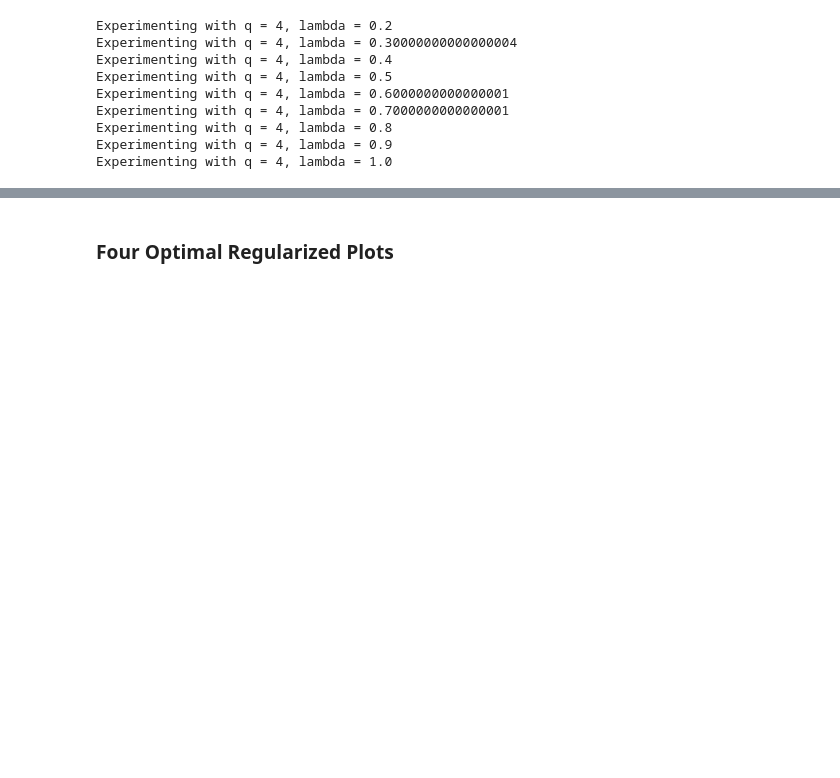
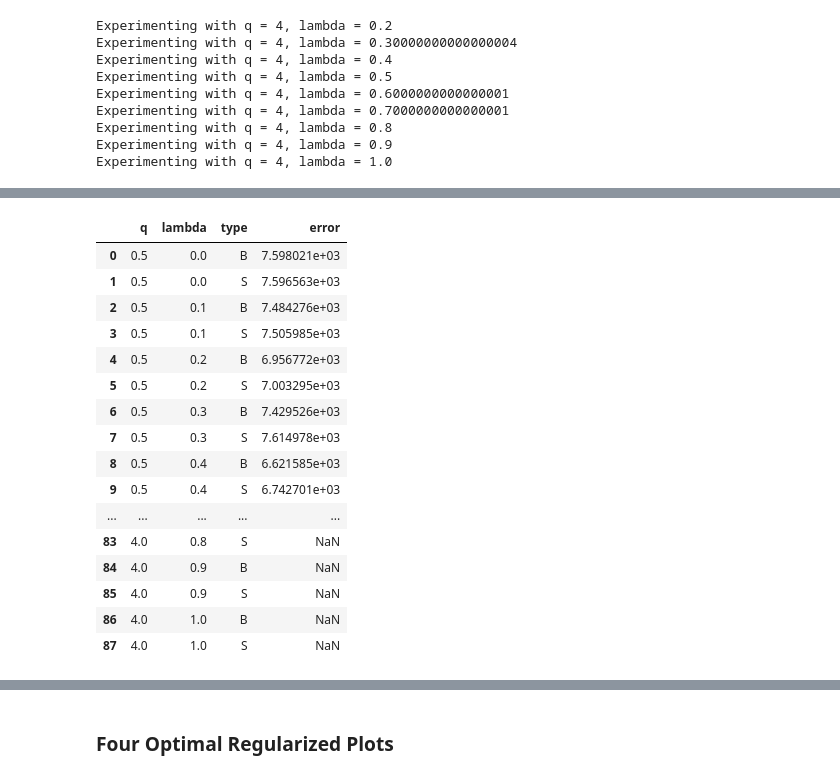
Before and after one commit to avadoe/FoDS-Assignment-1, a Jupyter notebook: A1_2021A7PS0056H_2021A7PS0467H_2020A7PS0253H/1_b.ipynb, the cells around one changed output, grey strips where cells are left out. Saved outputs shown, nothing was run; the diff lists cells and outputs as text; code cells hidden in the pictures; blank space fills up the shorter version.

```diff
--- a/A1_2021A7PS0056H_2021A7PS0467H_2020A7PS0253H/1_b.ipynb
+++ b/A1_2021A7PS0056H_2021A7PS0467H_2020A7PS0253H/1_b.ipynb
@@ -317,3 +341,40 @@ Experimenting with q = 4, lambda = 1.0
+# %%
+import pandas as pd
+from IPython.display import display
+
+headers = ["q", "lambda", "type", "error"]
+
+rows = []
+for q in q_vals:
+    for lambda_ in lambdas_:
+        for t in ['B', 'S']:
+            error = models.get((q, lambda_, t), None)
+            rows.append([q, lambda_, t, error])
+
+df = pd.DataFrame(rows, columns=headers)
+
+pd.set_option('display.max_rows', None)
+pd.set_option('display.max_columns', None)
+
+display(df)
+# %% [output]
+|  | q | lambda | type | error |
+| 0 | 0.5 | 0.0 | B | 7.598021e+03 |
+| 1 | 0.5 | 0.0 | S | 7.596563e+03 |
+| 2 | 0.5 | 0.1 | B | 7.484276e+03 |
+| 3 | 0.5 | 0.1 | S | 7.505985e+03 |
+| 4 | 0.5 | 0.2 | B | 6.956772e+03 |
+| 5 | 0.5 | 0.2 | S | 7.003295e+03 |
+| 6 | 0.5 | 0.3 | B | 7.429526e+03 |
+| 7 | 0.5 | 0.3 | S | 7.614978e+03 |
+| 8 | 0.5 | 0.4 | B | 6.621585e+03 |
+| 9 | 0.5 | 0.4 | S | 6.742701e+03 |
+| ... | ... | ... | ... | ... |
+| 83 | 4.0 | 0.8 | S | NaN |
+| 84 | 4.0 | 0.9 | B | NaN |
+| 85 | 4.0 | 0.9 | S | NaN |
+| 86 | 4.0 | 1.0 | B | NaN |
+| 87 | 4.0 | 1.0 | S | NaN |
 # %%
 mn = 1e9
 best = []
```
Also changed, not shown: parts of 6 cells of this notebook, 2 other files.
